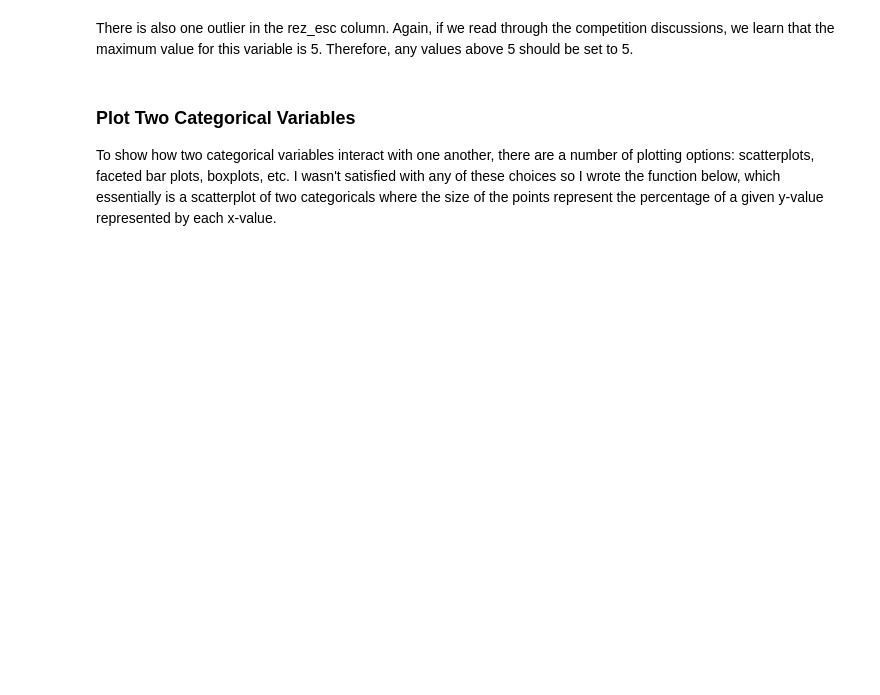
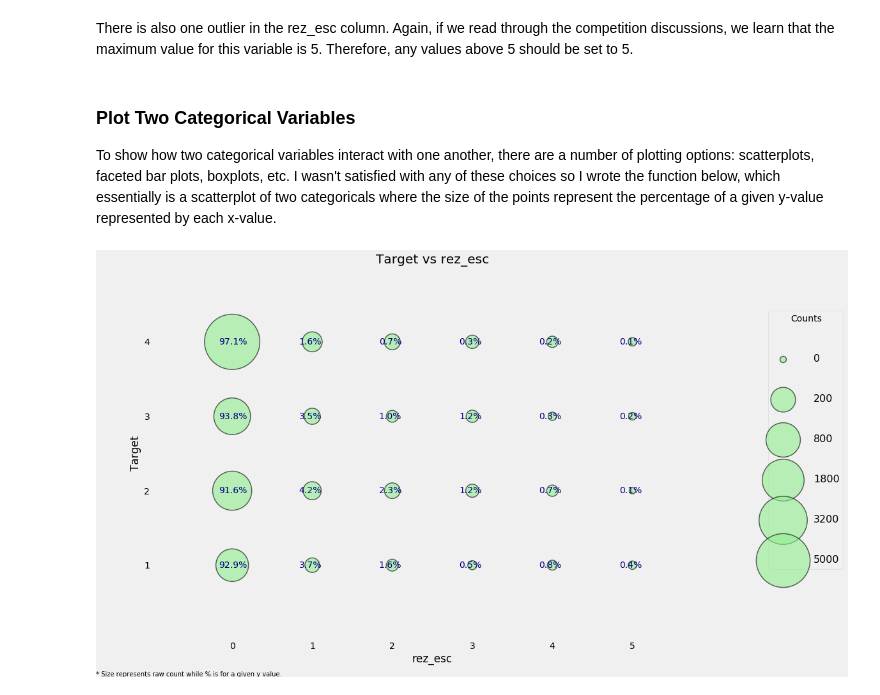
Before and after one commit to dogmatix76/Costa-Rican-Household-Poverty-Level-Prediction, a Jupyter notebook: CRHPL.ipynb, the cells around one changed output. Saved outputs shown, nothing was run; the diff lists cells and outputs as text; code cells hidden in the pictures; blank space fills up the shorter version.

```diff
--- a/CRHPL.ipynb
+++ b/CRHPL.ipynb
@@ -438,0 +594,4 @@ To show how two categorical variables interact with one another, there are a num
+# %%
+plot_categoricals('rez_esc', 'Target', data);
+# %% [output]
+[figure, added]
```
Also changed, not shown: parts of 26 cells of this notebook.
